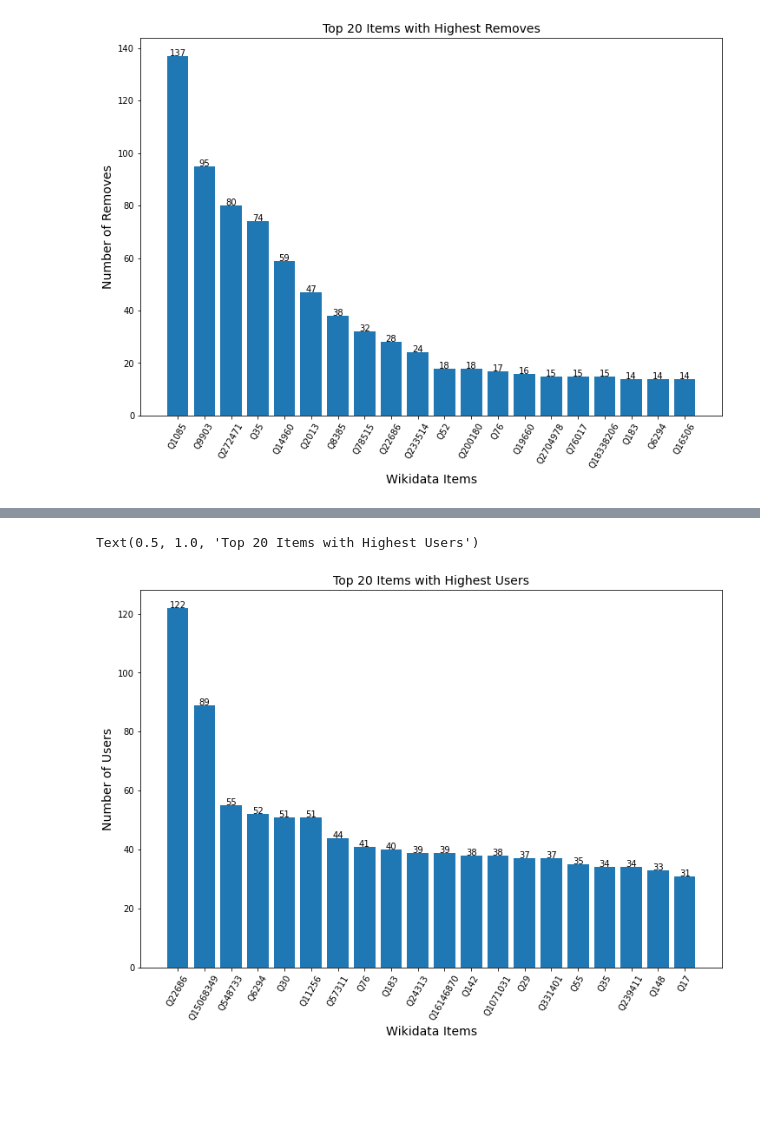
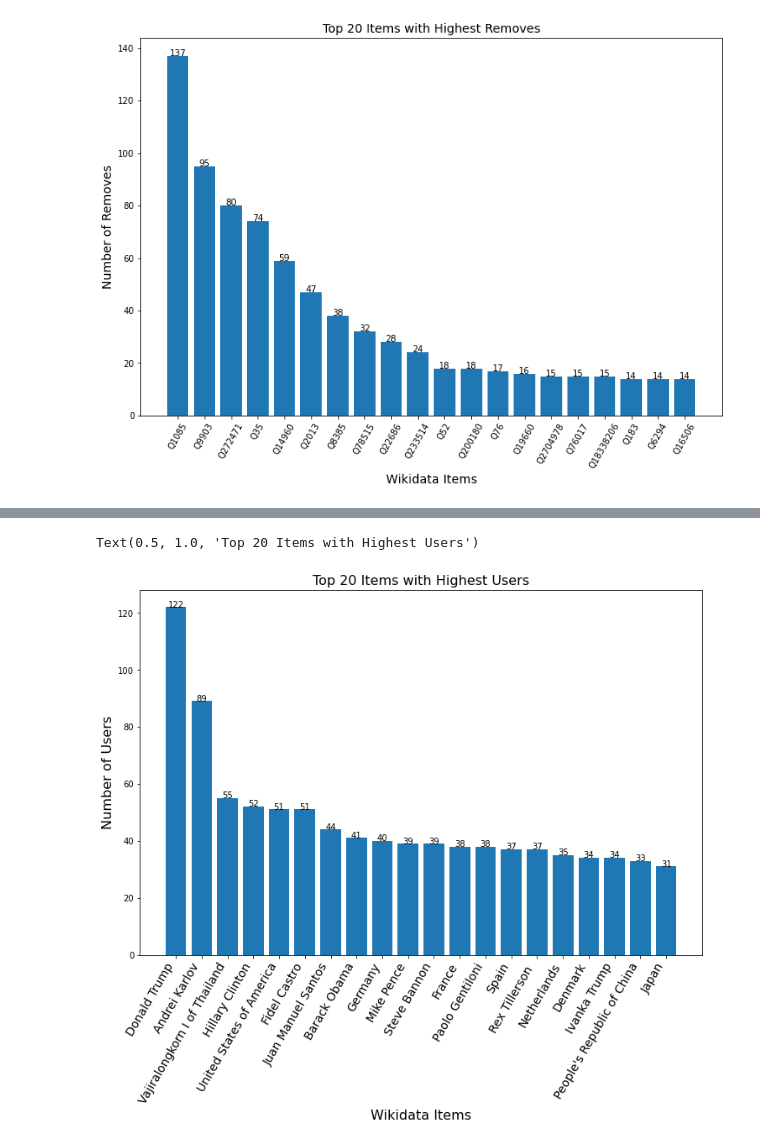
Before and after one commit to yadavtushita/6CCS3PRJ-WikidataProject, a Jupyter notebook: Politics_Final.ipynb, the cells around one changed output, grey strips where cells are left out. Saved outputs shown, nothing was run; the diff lists cells and outputs as text; code cells hidden in the pictures; blank space fills up the shorter version.

```diff
--- a/Politics_Final.ipynb
+++ b/Politics_Final.ipynb
@@ -794,3 +836,11 @@ top20_undos
+# %%
+undo_item_labels = ['Donald Trump', 'Fidel Castro', 'Rita Barberá Nolla', 'Spain', 'United States of America',
+                     'San Cristóbal de La Laguna', 'Kim Jong-un', 'Benito Juárez', 'Germany', 'Napoleon',
+                     'Mahatma Gandhi', 'Muhammad', 'Abraham Cahan', 'no label', 'Mexico',
+                     'Monaco', 'Venezuela', 'Madrid', 'Vladimir Putin', 'Schwyz']
+
+# Inserting item labels into undo proxies dataframe
+top20_undos.insert(1, "label", undo_item_labels, True)
 # %%
 f, ax = plt.subplots(figsize=(12,8))
 
@@ -830,3 +880,11 @@ top20_restores
+# %%
+restore_item_labels = ['Hillary Clinton', 'John Hagelin', 'Francisco Franco', 'United States of America', 'Argentina',
+                     'Venezuela', 'Mahatma Gandhi', 'Vladimir Putin', 'Ostrava', 'Simón Bolívar ',
+                     'Mario Benedetti', 'Miguel López de Legazpi', 'Spain', 'Barack Obama', 'Vladimir Lenin',
+                     'Nelson Mandela', 'Karl Marx', 'Montesquieu', 'no label', 'Enrique Peña Nieto']
+
+# Inserting item labels into restore proxies dataframe
+top20_restores.insert(1, "label", restore_item_labels, True)
 # %%
 f, ax = plt.subplots(figsize=(12,8))
 
@@ -924,3 +982,11 @@ top20_edits
+# %%
+edit_item_labels = ['Prague', 'Donald Trump', 'Garry Kasparov', 'Vladimir Putin', 'Brno',
+                     'Ming dynasty', 'Hillary Clinton', 'Ostrava', 'Andrei Karlov', 'Fidel Castro',
+                     'Kingdom of Denmark', 'France', 'Russia', 'Georgia', 'Netherlands',
+                     'Spain', 'Denmark', 'Michigan', 'United States of America', 'Palana Village']
+
+# Inserting item labels into restore proxies dataframe
+top20_edits.insert(1, "label", edit_item_labels, True)
 # %%
 f, ax = plt.subplots(figsize=(12,8))
 
@@ -959,15 +1025,23 @@ top20_users
 | 8072 | Q17 | 2 | 0 | 2 | 0 | 0 | 5 | 85 | 31 |
+# %%
+user_item_labels = ['Donald Trump', 'Andrei Karlov', 'Vajiralongkorn I of Thailand', 'Hillary Clinton', 'United States of America',
+                     'Fidel Castro', 'Juan Manuel Santos', 'Barack Obama', 'Germany', 'Mike Pence',
+                     'Steve Bannon', 'France', 'Paolo Gentiloni', 'Spain', 'Rex Tillerson ',
+                     'Netherlands', 'Denmark', 'Ivanka Trump', 'People\'s Republic of China', 'Japan']
+
+# Inserting item labels into restore proxies dataframe
+top20_users.insert(1, "label", user_item_labels, True)
 # %%
 f, ax = plt.subplots(figsize=(12,8))
 
 for i, r in enumerate(top20_users['userscount']):
     ax.text(i, r+0.05, str(r), horizontalalignment='center')
 
-plt.bar(top20_users['qid'], top20_users['userscount'])
-plt.xticks(rotation=60)
-plt.xlabel("Wikidata Items", fontsize=14)
-plt.ylabel("Number of Users", fontsize=14)
-plt.title("Top 20 Items with Highest Users", fontsize=14)
+plt.bar(top20_users['label'], top20_users['userscount'])
+plt.xticks(rotation=60, ha='right', fontsize=14)
+plt.xlabel("Wikidata Items", fontsize=16)
+plt.ylabel("Number of Users", fontsize=16)
+plt.title("Top 20 Items with Highest Users", fontsize=16)
 # %% [output]
 Text(0.5, 1.0, 'Top 20 Items with Highest Users')
-[figure, old version]
+[figure, new version]
```
Also changed, not shown: parts of 44 cells of this notebook.
